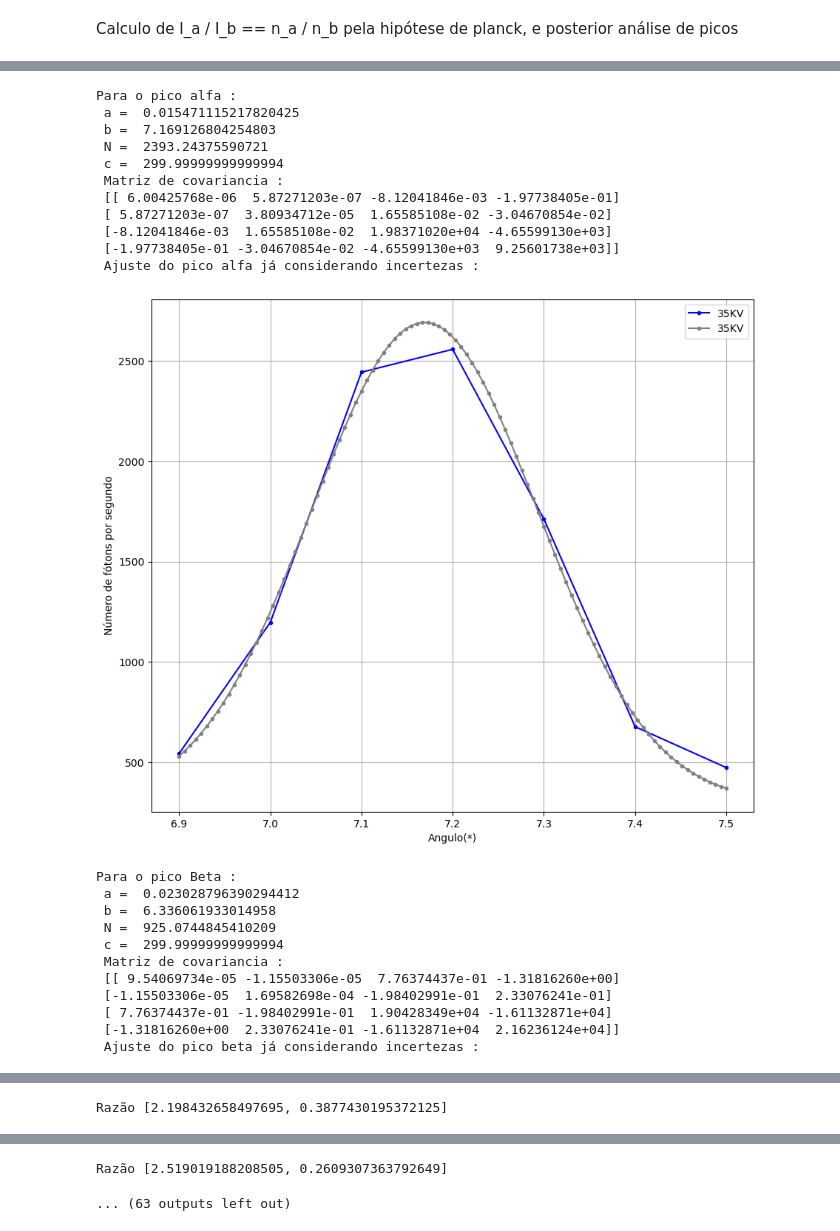
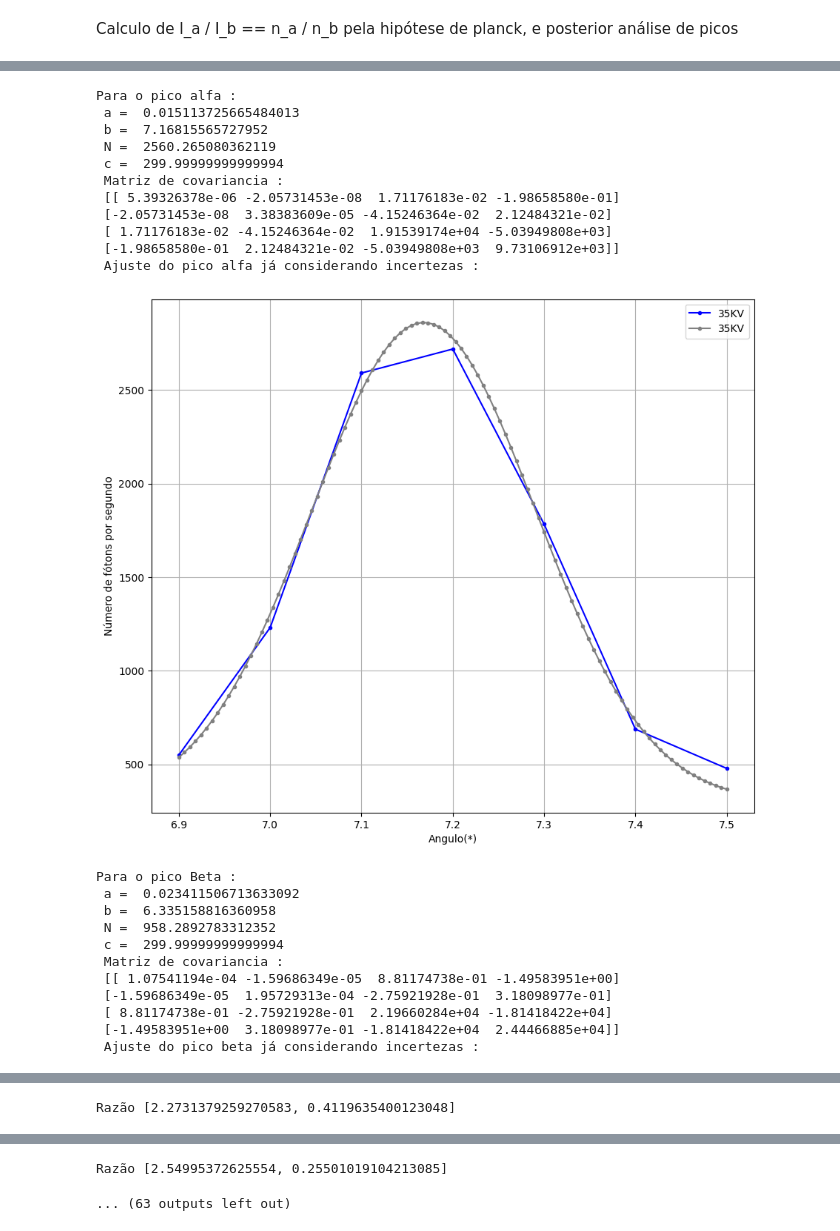
Before and after one commit to DanielDCSS/LabGlither, a Jupyter notebook: OpenLabEX2 VD (1).ipynb, the cells around one changed output, grey strips where cells are left out. Drawn from its saved outputs; the diff is of its cells as text; code cells hidden in the pictures.

```diff
--- a/OpenLabEX2 VD (1).ipynb
+++ b/OpenLabEX2 VD (1).ipynb
@@ -166,13 +194,15 @@ def AnalisePicos(cor, voltagem, graf):
 
     for w in range(3):
         selecANG =[]
-        selecNF = []
+        selecTaxaMedidaNF = []
         for i in range(0, 275):
             if df['A'][i] >= 5.01 + 6.5*w  and df['A'][i] <= 9 + 7*w :
                 selecANG.append(df['A'][i])
-                selecNF.append(df[graf][i])
+                selecTaxaMedidaNF.append(df[graf][i])
 
-
+        selecNF = []
+        for i in range(len(selecTaxaMedidaNF)):
+            selecNF = selecNF + [selecTaxaMedidaNF[i]/(1-TempoMorto*selecTaxaMedidaNF[i])]
 
         plt.figure    (figsize=(10.5, 9))
         plt.plot(selecANG, selecNF, label=voltagem, marker='.', color=cor )
@@ -197,7 +227,7 @@ def AnalisePicos(cor, voltagem, graf):
             selecANGtiraPico1 = copy.deepcopy(selecANG)
 
 
-
+            "Dangulo = 0.005"
 
             for i in range(len(selecNF)):
                 if selecNF[i]==max(selecNF):
@@ -226,10 +256,24 @@ def AnalisePicos(cor, voltagem, graf):
             ListaSigmaOrdPico2 = []
 
             for i in range(len(ListaOrdenadasPico1)):
-                ListaSigmaOrdPico1 = ListaSigmaOrdPico1 + [ListaOrdenadasPico1[i]**(1/2)]
+                TaxaMedidaPico1 = ListaOrdenadasPico1[i]/(ListaOrdenadasPico1[i]*TempoMorto + 1)
+                if len(ListaOrdenadasPico2)-1 > i > 0:
+                    dF1dx = (ListaOrdenadasPico1[i+1] - ListaOrdenadasPico1[i-1])/0.2
+                elif i == 0:
+                    dF1dx = (ListaOrdenadasPico1[1] - selecNF[Npico1-4])/0.2
+                else:
+                    dF2dx = (selecNF[Npico1+4] - ListaOrdenadasPico1[i-1])/0.2
+                ListaSigmaOrdPico1 = ListaSigmaOrdPico1 + [((TaxaMedidaPico1**(1/2)/(TaxaMedidaPico1*TempoMorto-1)**2)**2 + (SigmaTMorto*TaxaMedidaPico1**2/(TempoMorto*TaxaMedidaPico1-1)**2)**2 + (dF1dx*0.005)**2)**(1/2)]
 
             for i in range(len(ListaOrdenadasPico2)):
-                ListaSigmaOrdPico2 = ListaSigmaOrdPico2 + [ListaOrdenadasPico2[i]**(1/2)]
+                TaxaMedidaPico2 = ListaOrdenadasPico2[i]/(ListaOrdenadasPico2[i]*TempoMorto + 1)
+                if len(ListaOrdenadasPico2)-1 > i > 0:
+                    dF2dx = (ListaOrdenadasPico2[i+1] - ListaOrdenadasPico2[i-1])/0.2
+                elif i == 0:
+                    dF2dx = (ListaOrdenadasPico2[1] - selecNF[Npico2-4])/0.2
+                else:
+                    dF2dx = (selecNF[Npico2+4] - ListaOrdenadasPico2[i-1])/0.2
+                ListaSigmaOrdPico2 = ListaSigmaOrdPico2 + [((TaxaMedidaPico2**(1/2)/(TaxaMedidaPico2*TempoMorto-1)**2)**2 + (SigmaTMorto*TaxaMedidaPico2**2/(TempoMorto*TaxaMedidaPico2-1)**2)**2 + (dF2dx*0.005)**2)**(1/2)]
 
 
             poptP1, pcovP1 = curve_fit(gauss, ListaAbsPico1, ListaOrdenadasPico1, bounds=([0, ListaAbsPico1[1], 0, 0], [10, ListaAbsPico1[5], 3000, 300]), sigma=ListaSigmaOrdPico1 ) #a, b, N, c
@@ -285,23 +329,23 @@ for j in range(0, 5):
 Para o pico alfa :
- a =  0.015471115217820425
- b =  7.169126804254803
- N =  2393.24375590721
+ a =  0.015113725665484013
+ b =  7.16815565727952
+ N =  2560.265080362119
  c =  299.99999999999994
  Matriz de covariancia :
- [[ 6.00425768e-06  5.87271203e-07 -8.12041846e-03 -1.97738405e-01]
- [ 5.87271203e-07  3.80934712e-05  1.65585108e-02 -3.04670854e-02]
- [-8.12041846e-03  1.65585108e-02  1.98371020e+04 -4.65599130e+03]
- [-1.97738405e-01 -3.04670854e-02 -4.65599130e+03  9.25601738e+03]]
+ [[ 5.39326378e-06 -2.05731453e-08  1.71176183e-02 -1.98658580e-01]
+ [-2.05731453e-08  3.38383609e-05 -4.15246364e-02  2.12484321e-02]
+ [ 1.71176183e-02 -4.15246364e-02  1.91539174e+04 -5.03949808e+03]
+ [-1.98658580e-01  2.12484321e-02 -5.03949808e+03  9.73106912e+03]]
  Ajuste do pico alfa já considerando incertezas :
-[figure, old version]
+[figure, new version]
 Para o pico Beta :
- a =  0.023028796390294412
- b =  6.336061933014958
- N =  925.0744845410209
+ a =  0.023411506713633092
+ b =  6.335158816360958
+ N =  958.2892783312352
  c =  299.99999999999994
  Matriz de covariancia :
- [[ 9.54069734e-05 -1.15503306e-05  7.76374437e-01 -1.31816260e+00]
- [-1.15503306e-05  1.69582698e-04 -1.98402991e-01  2.33076241e-01]
- [ 7.76374437e-01 -1.98402991e-01  1.90428349e+04 -1.61132871e+04]
- [-1.31816260e+00  2.33076241e-01 -1.61132871e+04  2.16236124e+04]]
+ [[ 1.07541194e-04 -1.59686349e-05  8.81174738e-01 -1.49583951e+00]
+ [-1.59686349e-05  1.95729313e-04 -2.75921928e-01  3.18098977e-01]
+ [ 8.81174738e-01 -2.75921928e-01  2.19660284e+04 -1.81418422e+04]
+ [-1.49583951e+00  3.18098977e-01 -1.81418422e+04  2.44466885e+04]]
  Ajuste do pico beta já considerando incertezas :
@@ -309 +353 @@ Para o pico Beta :
-Razão [2.198432658497695, 0.3877430195372125]
+Razão [2.2731379259270583, 0.4119635400123048]
@@ -335,2 +379,2 @@ Para o pico Beta :
-Razão [2.519019188208505, 0.2609307363792649]
+Razão [2.54995372625554, 0.25501019104213085]
 ... (63 outputs left out)
```
Also changed, not shown: parts of 7 cells of this notebook.
